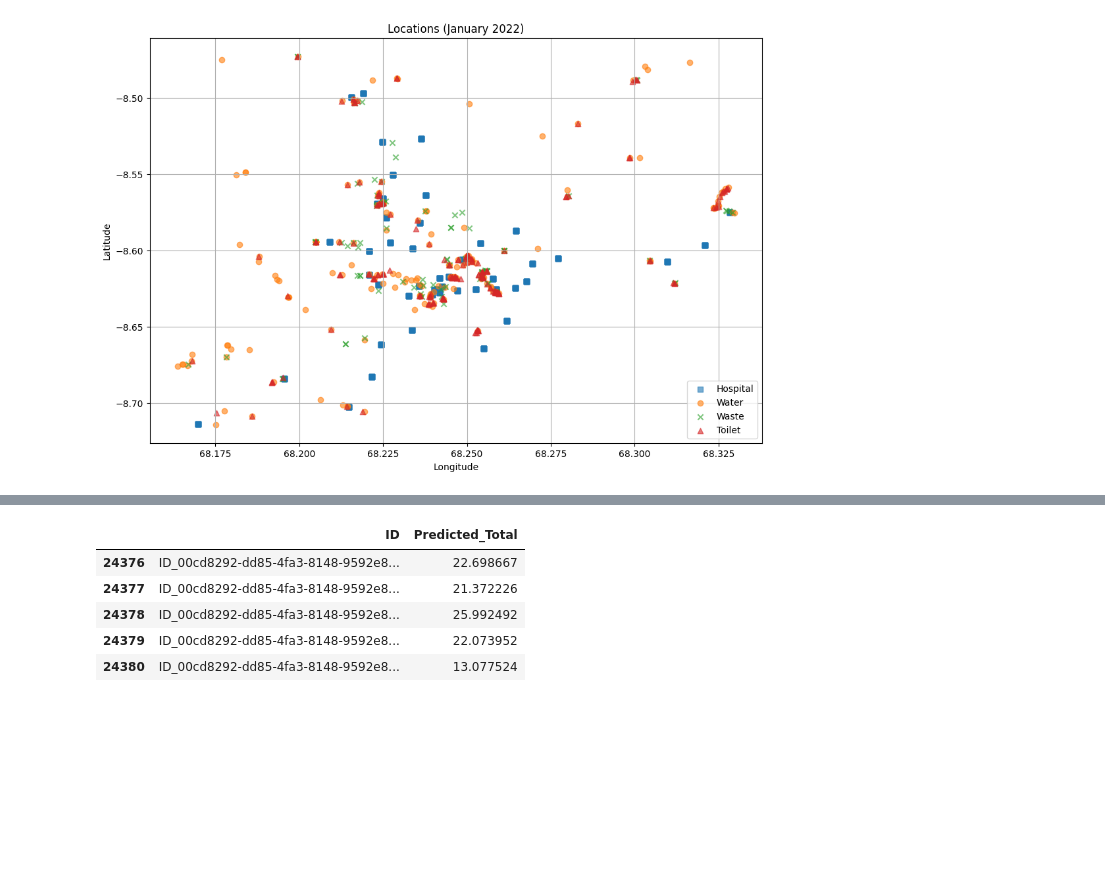
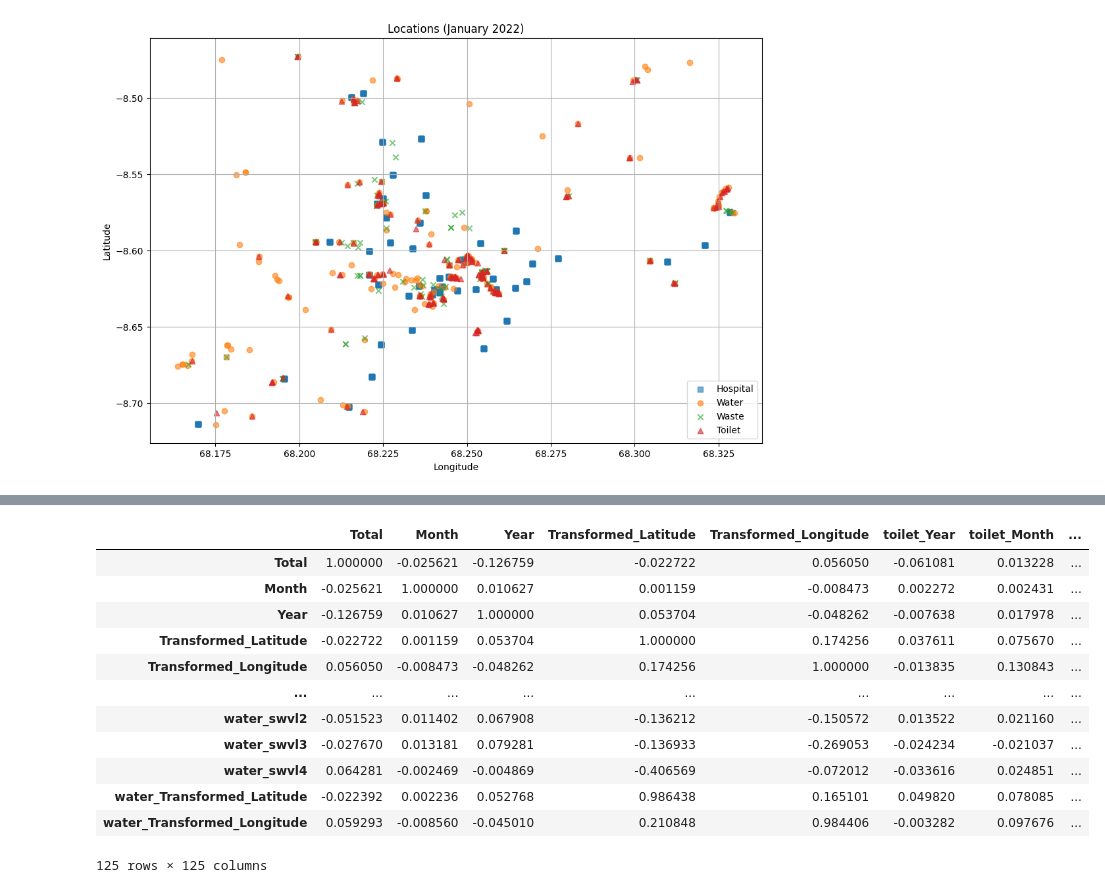
Before and after one commit to segnig/Zindi-Competitions, a Jupyter notebook: outsmarting-outbreaks-challenge/OutsmartingOutbreaks_StarterNotebook.ipynb, the cells around one changed output, grey strips where cells are left out. Cells and saved outputs as stored; diff of their text form; code cells hidden in the pictures; blank space fills up the shorter version.

```diff
--- a/outsmarting-outbreaks-challenge/OutsmartingOutbreaks_StarterNotebook.ipynb
+++ b/outsmarting-outbreaks-challenge/OutsmartingOutbreaks_StarterNotebook.ipynb
@@ -17,7 +17,7 @@ from sklearn.metrics import mean_absolute_error
 import warnings
 warnings.filterwarnings('ignore')
 
-pd.set_option('display.max_rows', None)
+pd.set_option('display.max_rows', 10)
 pd.set_option('display.max_columns', None)
 pd.set_option('display.max_colwidth', None)
 # %%
@@ -102,7 +124,3 @@ Data columns (total 9 columns):
  8   Transformed_Longitude          28720 non-null  float64
 dtypes: float64(3), int64(2), object(4)
 memory usage: 2.2+ MB
-# %%
-# Look at informtion of train and test dataset
-for df in [train, test]:
-    print(df.info())
@@ -127,4 +167,4 @@ None
 # %%
 # Drop unnecessary columns from supplementary datasets
 for df in [toilets, waste_management, water_sources]:
-    df.drop(columns=['Year', 'Month'], inplace=True)
+    print(df.columns)
@@ -226,3 +279,13 @@ def plot_locations(year=2022, month=1, month_name='January'):
+# %%
+def find_nearest(hospital_df, location_df, lat_col, lon_col, id_col):
+    # Create a cKDTree for efficient nearest neighbour search
+    tree = cKDTree(location_df[[lat_col, lon_col]].values)
+    nearest = {}
+    # Loop through each hospital and find the nearest site in location_df
+    for _, row in hospital_df.iterrows():
+        _, idx = tree.query([row['Transformed_Latitude'], row['Transformed_Longitude']])
+        nearest[row['ID']] = location_df.iloc[idx][id_col]
+    return nearest
 # %%
 plot_locations()
 # %% [output]
@@ -365,10 +343,0 @@ sub['Predicted_Total'] = predictions
-# %%
-# View the first few records in sub
-sub.head()
-# %% [output]
-|  | ID | Predicted_Total |
-| 24376 | ID_00cd8292-dd85-4fa3-8148-9592e8... | 22.698667 |
-| 24377 | ID_00cd8292-dd85-4fa3-8148-9592e8... | 21.372226 |
-| 24378 | ID_00cd8292-dd85-4fa3-8148-9592e8... | 25.992492 |
-| 24379 | ID_00cd8292-dd85-4fa3-8148-9592e8... | 22.073952 |
-| 24380 | ID_00cd8292-dd85-4fa3-8148-9592e8... | 13.077524 |
@@ -377,0 +344,16 @@ sub.to_csv(FILE_PATH + 'Benchmark.csv', index=False)
+# %%
+float_cols = merged_data.select_dtypes(include=["float64", "int64"]).columns
+# %% [output]
+|  | Total | Month | Year | Transformed_Latitude | Transformed_Longitude | toilet_Year | toilet_Month | ... |
+| Total | 1.000000 | -0.025621 | -0.126759 | -0.022722 | 0.056050 | -0.061081 | 0.013228 | ... |
+| Month | -0.025621 | 1.000000 | 0.010627 | 0.001159 | -0.008473 | 0.002272 | 0.002431 | ... |
+| Year | -0.126759 | 0.010627 | 1.000000 | 0.053704 | -0.048262 | -0.007638 | 0.017978 | ... |
+| Transformed_Latitude | -0.022722 | 0.001159 | 0.053704 | 1.000000 | 0.174256 | 0.037611 | 0.075670 | ... |
+| Transformed_Longitude | 0.056050 | -0.008473 | -0.048262 | 0.174256 | 1.000000 | -0.013835 | 0.130843 | ... |
+| ... | ... | ... | ... | ... | ... | ... | ... | ... |
+| water_swvl2 | -0.051523 | 0.011402 | 0.067908 | -0.136212 | -0.150572 | 0.013522 | 0.021160 | ... |
+| water_swvl3 | -0.027670 | 0.013181 | 0.079281 | -0.136933 | -0.269053 | -0.024234 | -0.021037 | ... |
+| water_swvl4 | 0.064281 | -0.002469 | -0.004869 | -0.406569 | -0.072012 | -0.033616 | 0.024851 | ... |
+| water_Transformed_Latitude | -0.022392 | 0.002236 | 0.052768 | 0.986438 | 0.165101 | 0.049820 | 0.078085 | ... |
+| water_Transformed_Longitude | 0.059293 | -0.008560 | -0.045010 | 0.210848 | 0.984406 | -0.003282 | 0.097676 | ... |
+125 rows × 125 columns
```
Also changed, not shown: parts of 42 cells of this notebook.
